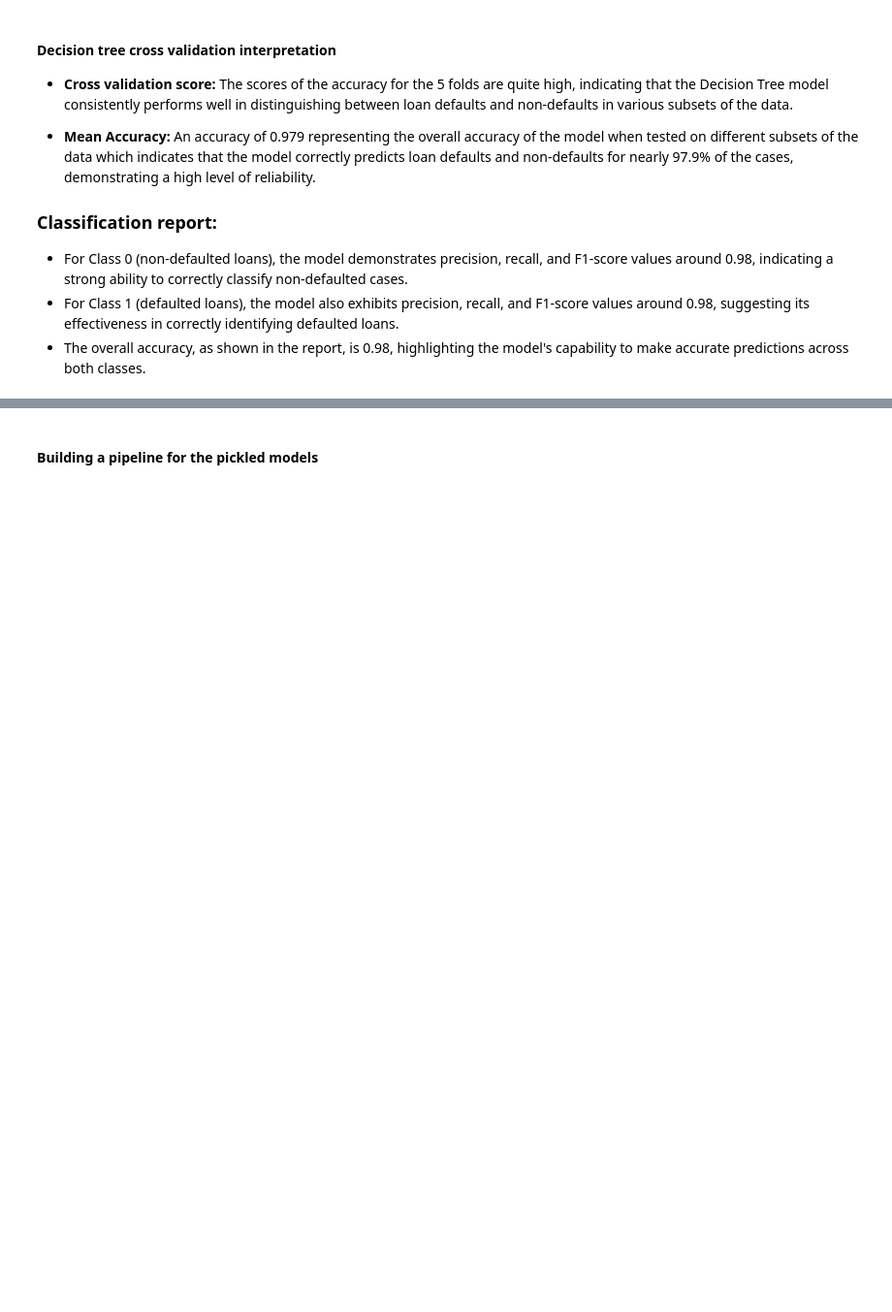
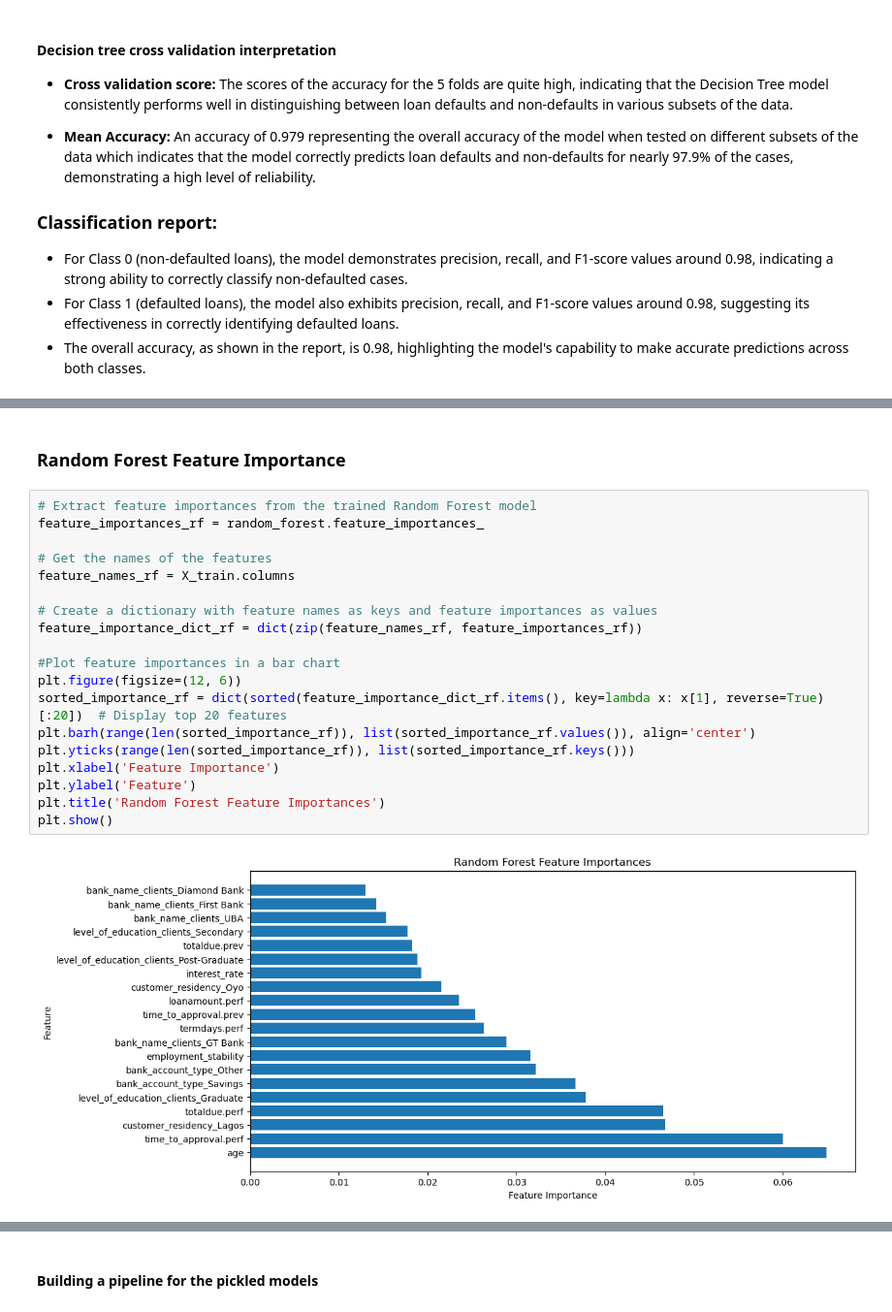
Before and after one commit to frank015940/Loan-Default-Prediction, a Jupyter notebook: loan_default_15th.ipynb, the cells around one changed output, grey strips where cells are left out. Shown at 97% size. Drawn from its saved outputs; the diff is of its cells as text; blank space fills up the shorter version.

```diff
--- a/loan_default_15th.ipynb
+++ b/loan_default_15th.ipynb
@@ -1290,0 +1366,23 @@ weighted avg       0.98      0.98      0.98      1117
+# %% [markdown]
+### Random Forest Feature Importance
+# %%
+# Extract feature importances from the trained Random Forest model
+feature_importances_rf = random_forest.feature_importances_
+
+# Get the names of the features
+feature_names_rf = X_train.columns
+
+# Create a dictionary with feature names as keys and feature importances as values
+feature_importance_dict_rf = dict(zip(feature_names_rf, feature_importances_rf))
+
+#Plot feature importances in a bar chart
+plt.figure(figsize=(12, 6))
+sorted_importance_rf = dict(sorted(feature_importance_dict_rf.items(), key=lambda x: x[1], reverse=True)[:20])  # Display top 20 features
+plt.barh(range(len(sorted_importance_rf)), list(sorted_importance_rf.values()), align='center')
+plt.yticks(range(len(sorted_importance_rf)), list(sorted_importance_rf.keys()))
+plt.xlabel('Feature Importance')
+plt.ylabel('Feature')
+plt.title('Random Forest Feature Importances')
+plt.show()
+# %% [output]
+[figure, added]
```
Also changed, not shown: parts of 12 cells of this notebook.
